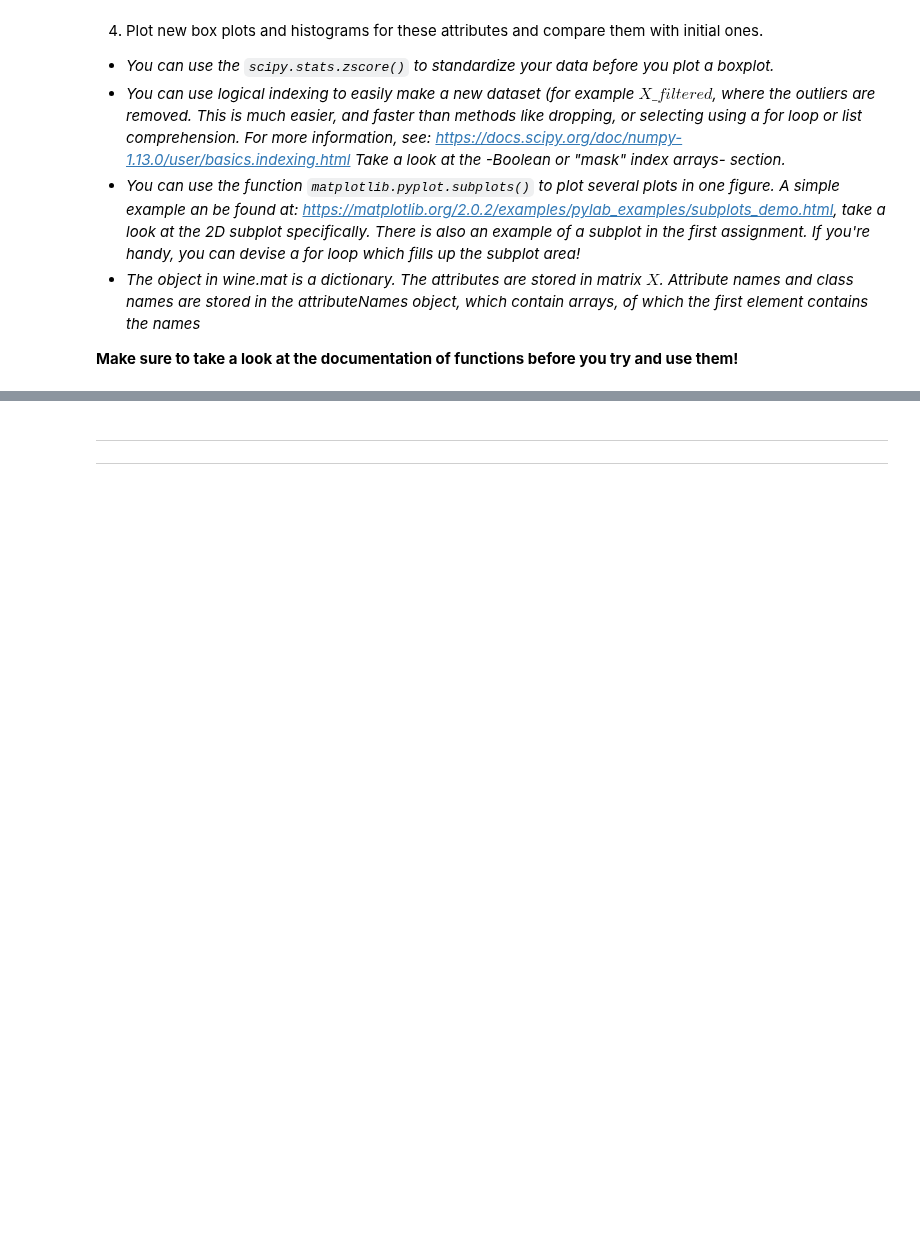
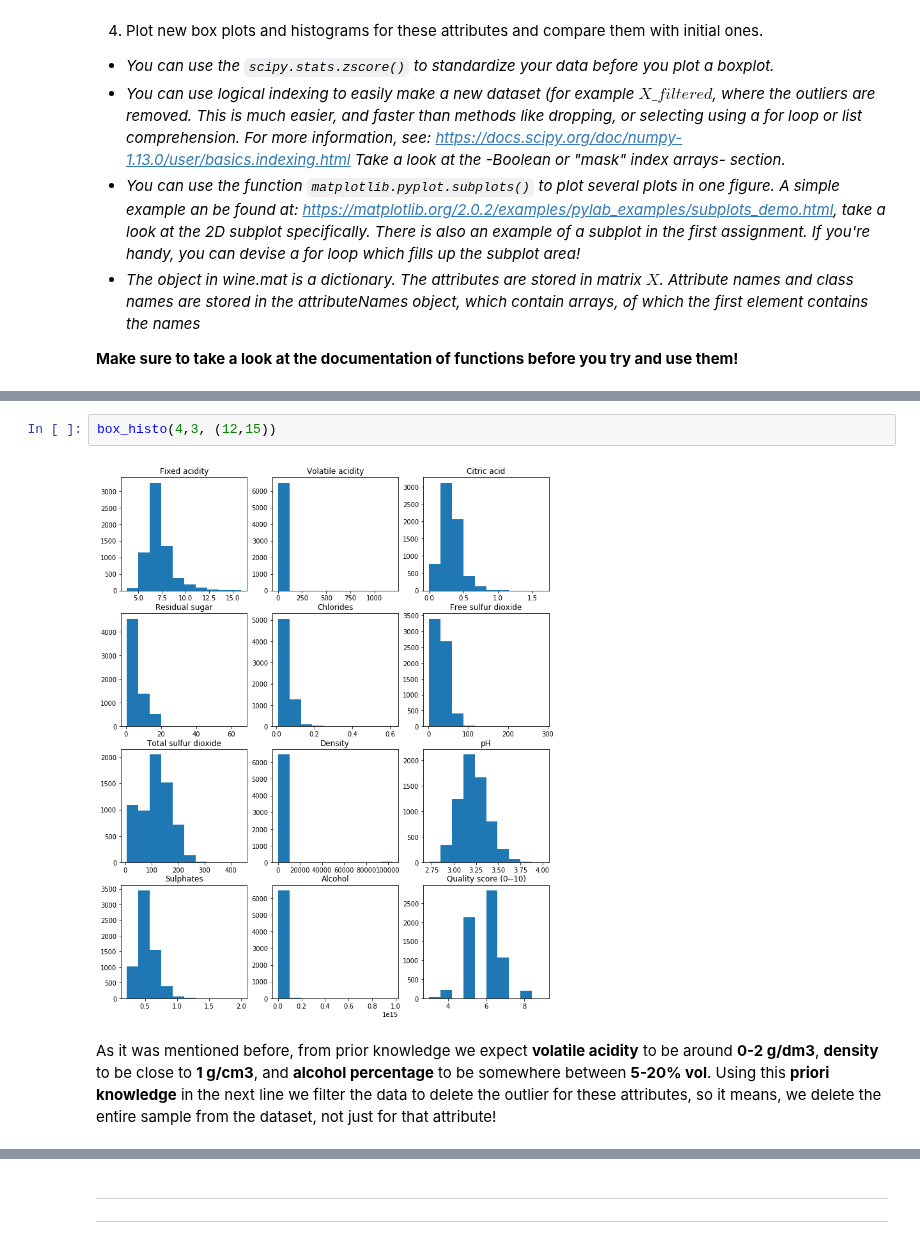
Before and after one commit to gabrielraya/Data-Mining, a Jupyter notebook: Assignment_2/Assignment_2.ipynb, the cells around one changed output, grey strips where cells are left out. Saved outputs shown, nothing was run; the diff lists cells and outputs as text; blank space fills up the shorter version.

```diff
--- a/Assignment_2/Assignment_2.ipynb
+++ b/Assignment_2/Assignment_2.ipynb
@@ -65,0 +104,6 @@ http://cogsys.compute.dtu.dk. Any sale or commercial distribution is strictly fo
+# %%
+box_histo(4,3, (12,15))
+# %% [output]
+[figure, added]
+# %% [markdown]
+As it was mentioned before, from prior knowledge we expect **volatile acidity** to be around **0-2 g/dm3**, **density** to be close to **1 g/cm3**, and **alcohol percentage** to be somewhere between **5-20% vol**. Using this **priori knowledge** in the next line we filter the data to delete the outlier for these attributes, so it means, we delete the entire sample from the dataset, not just for that attribute!
```
Also changed, not shown: parts of 12 cells of this notebook.
